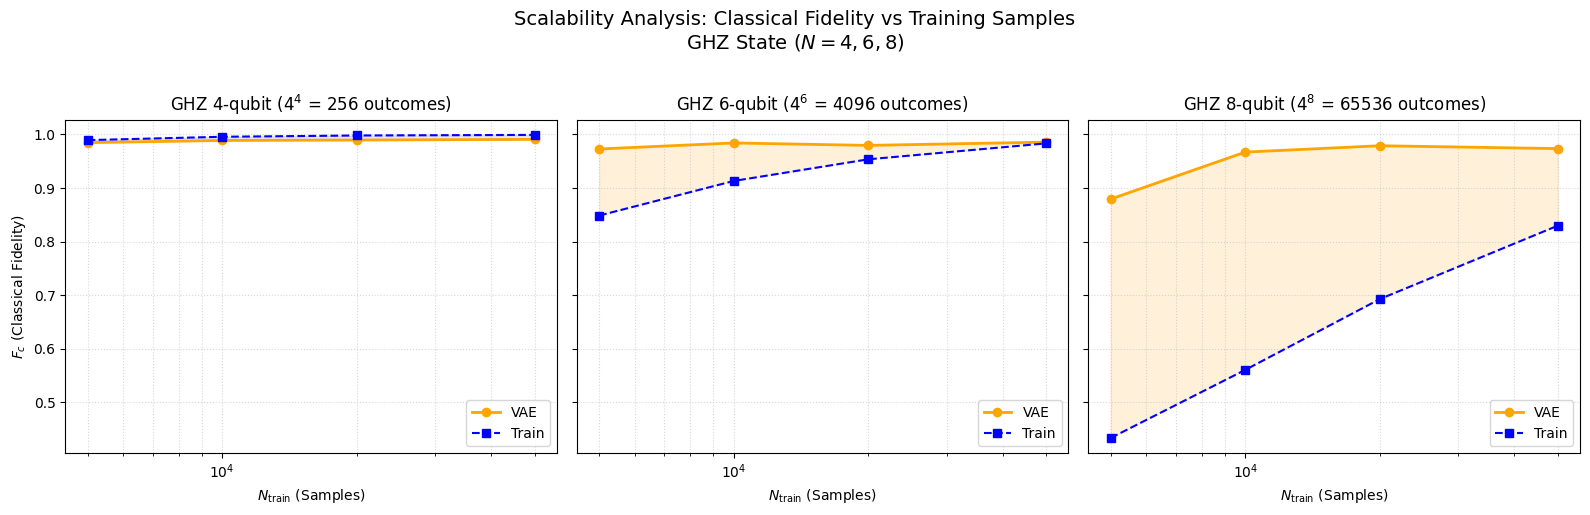
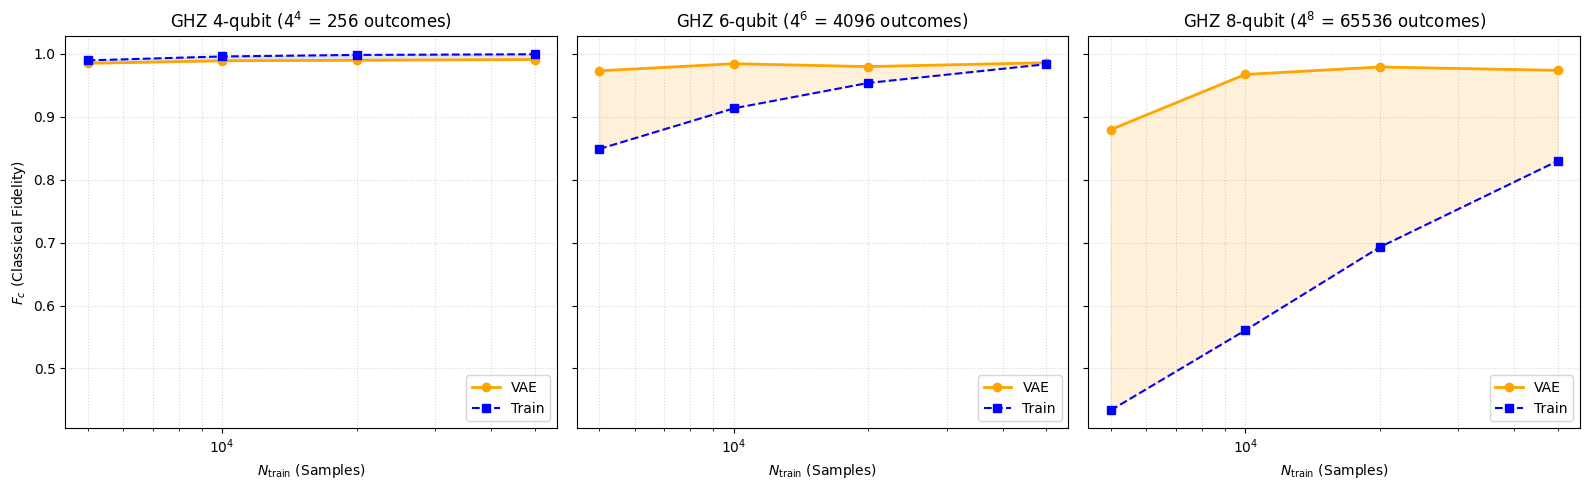
Unified diff of the notebook cell whose output changed from the first chart to the second:
--- before
+++ after
@@ -35,5 +35,5 @@
 # -- global config and title --
 axes[0].set_ylabel('$F_c$ (Classical Fidelity)')
-plt.suptitle('Scalability Analysis: Classical Fidelity vs Training Samples\nGHZ State ($N = 4, 6, 8$)', fontsize=14, y=1.02)
+# plt.suptitle('Scalability Analysis: Classical Fidelity vs Training Samples\nGHZ State ($N = 4, 6, 8$)', fontsize=14, y=1.02)
 
 fig.tight_layout()

Commit: remove plot titles, file cleaning